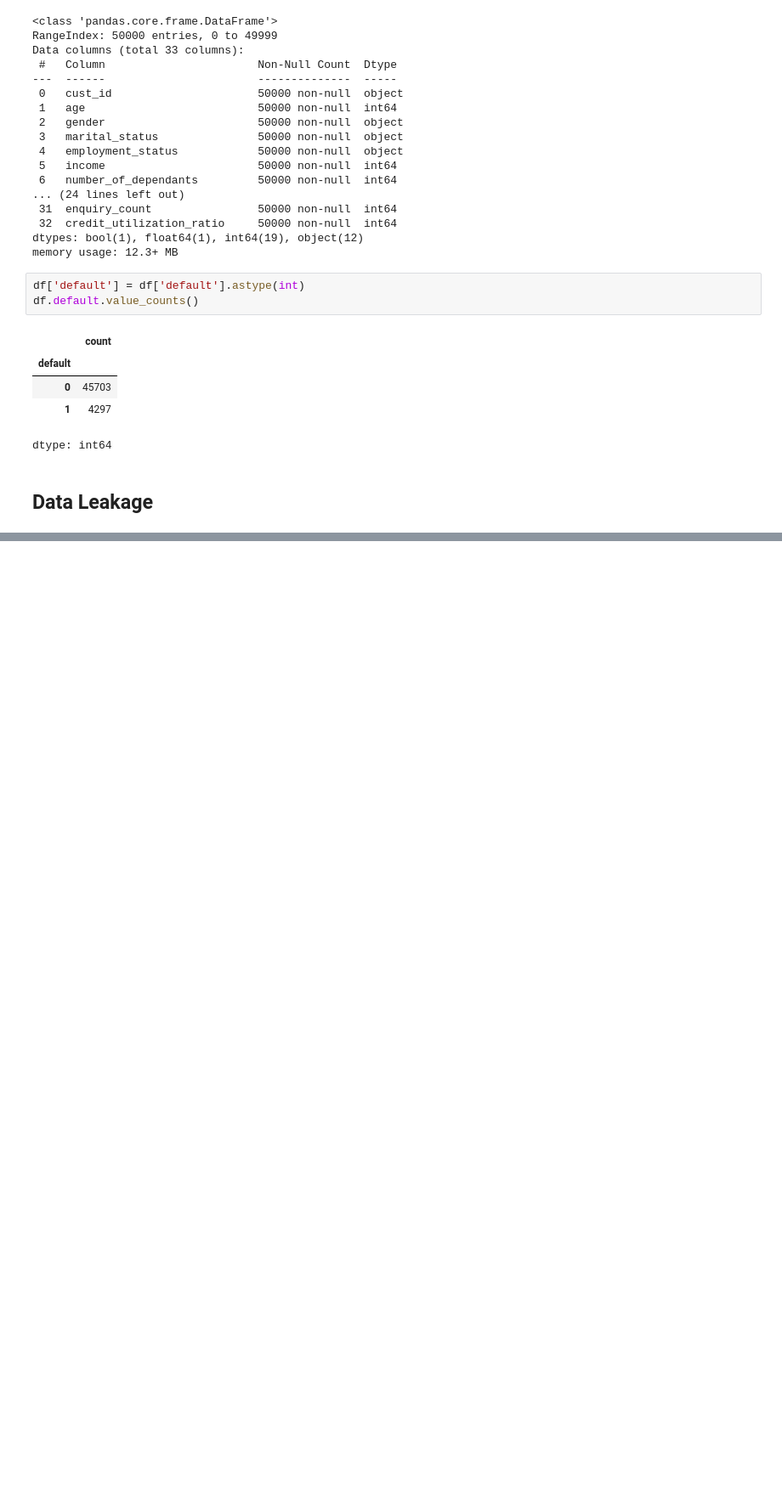
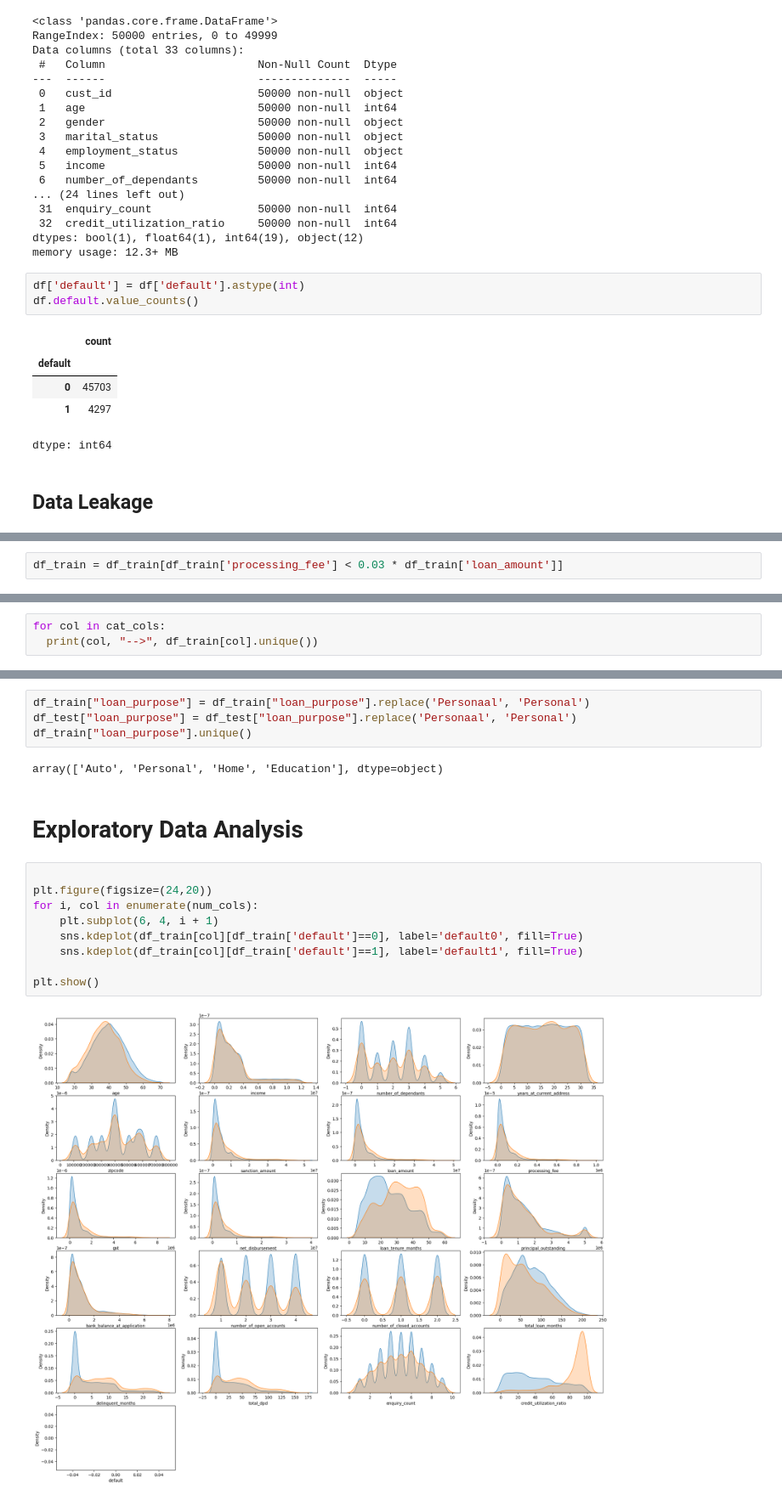
Before and after one commit to neel-madhav/CreditRiskModelling, a Jupyter notebook: CreditRiskModelling.ipynb, the cells around one changed output, grey strips where cells are left out. Shown at 85% size. Cells and saved outputs as stored; diff of their text form; blank space fills up the shorter version.

```diff
--- a/CreditRiskModelling.ipynb
+++ b/CreditRiskModelling.ipynb
@@ -56,0 +269,2 @@ df_test = pd.concat([X_test, Y_test], axis = "columns")
+# %%
+df_train = df_train[df_train['processing_fee'] < 0.03 * df_train['loan_amount']]
@@ -56,0 +308,3 @@ df_test = pd.concat([X_test, Y_test], axis = "columns")
+# %%
+for col in cat_cols:
+  print(col, "-->", df_train[col].unique())
@@ -56,0 +328,19 @@ df_test = pd.concat([X_test, Y_test], axis = "columns")
+# %%
+df_train["loan_purpose"] = df_train["loan_purpose"].replace('Personaal', 'Personal')
+df_test["loan_purpose"] = df_test["loan_purpose"].replace('Personaal', 'Personal')
+df_train["loan_purpose"].unique()
+# %% [output]
+array(['Auto', 'Personal', 'Home', 'Education'], dtype=object)
+# %% [markdown]
+# Exploratory Data Analysis
+# %%
+
+plt.figure(figsize=(24,20))
+for i, col in enumerate(num_cols):
+    plt.subplot(6, 4, i + 1)
+    sns.kdeplot(df_train[col][df_train['default']==0], label='default0', fill=True)
+    sns.kdeplot(df_train[col][df_train['default']==1], label='default1', fill=True)
+
+plt.show()
+# %% [output]
+[figure, added]
```
Also changed, not shown: parts of 39 cells of this notebook.
